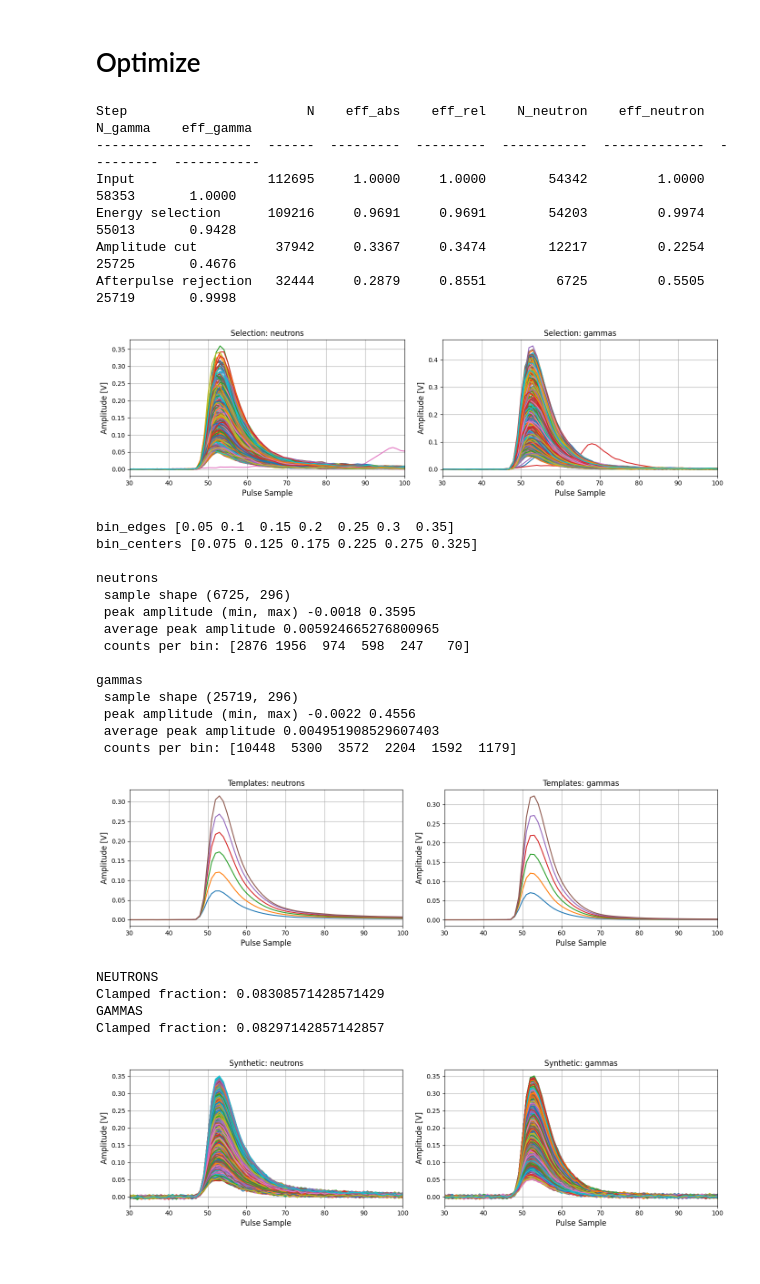
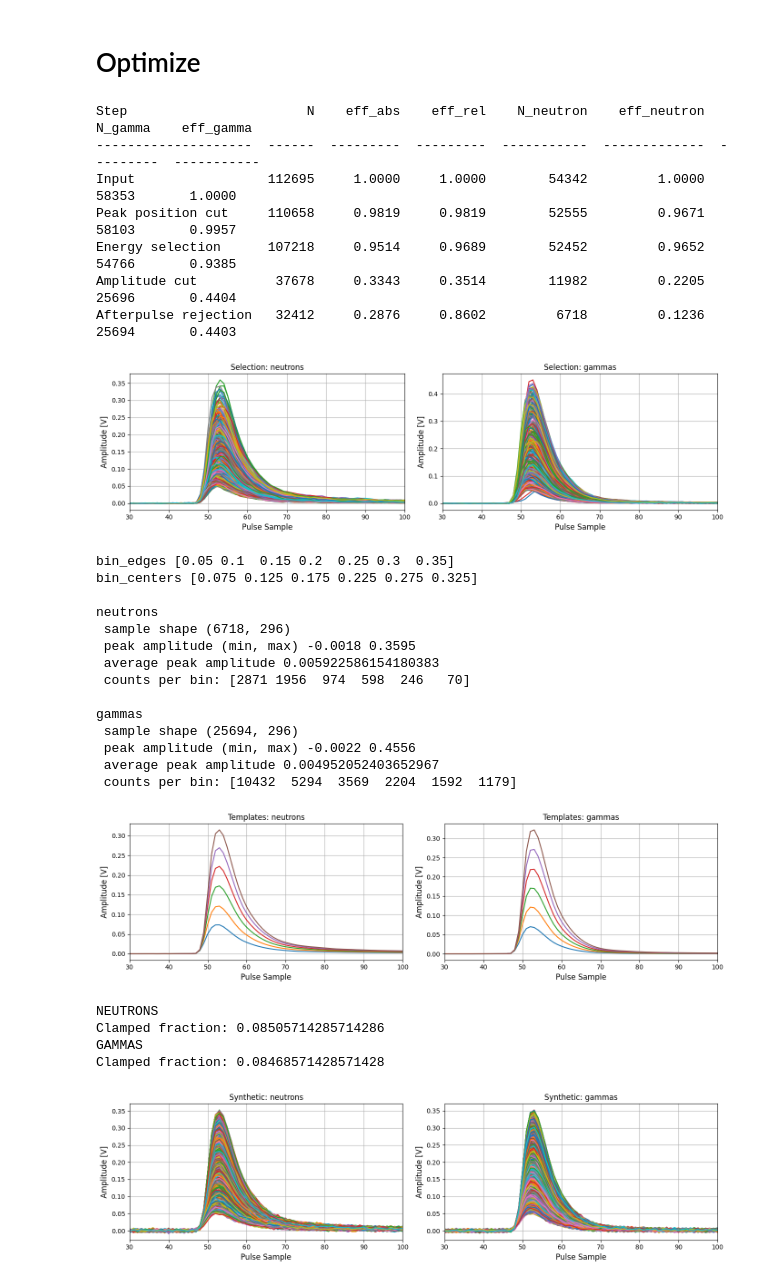
Before and after one commit to eberthol/PSD_GMVA_paper, a Jupyter notebook: synthetic_data/SyntheticData_Optimization.ipynb, the cells around one changed output. Saved outputs shown, nothing was run; the diff lists cells and outputs as text; code cells hidden in the pictures.

Commit message:
update selection

```diff
--- a/synthetic_data/SyntheticData_Optimization.ipynb
+++ b/synthetic_data/SyntheticData_Optimization.ipynb
@@ -53,10 +53,10 @@ def ref_plot(n, g, Npulses = 1000, txt = 'selection'):
     plt.show()
 # %%
 ## energy cuts
+peak_position_max=60
 Vsamples_range=(0.08, 4.0) # 0.08, 4.0
 Vpeak_range=(0.05, 999) #(0.05, 999)
-late_start = 20 # 30
-late_end = 200 # 100
+late_window = [20, 200] # 30, 100
 afterpulse_frac = 0.10 #0.08
 ## Templates
 amplitudeV = (0.05, 0.35) # no neutrons after 0.35...
@@ -70,12 +70,15 @@ Npulses = 35000 # 100000 is ok, 500000 takes 10s
 # --------------------------------------------------
 # Selection
 # --------------------------------------------------
-data_sel, labels_sel, cutflow = gsd.energy_selection_tight(data_merged, labels_merged,
+
+data_sel, labels_sel, cutflow = gsd.tight_selection(data_merged, labels_merged,
                                                   Vsamples_range,
                                                   Vpeak_range,
-                                                  late_start,
-                                                  late_end,
+                                                  peak_position_max,
+                                                  late_window,
                                                   afterpulse_frac)
+
+
 df = gsd.cutflow_table(cutflow)
 
 ref_plot(data_sel[labels_sel==1], data_sel[labels_sel==0], Npulses = 1000, txt = 'Selection')
@@ -111,54 +114,62 @@ print('GAMMAS')
 gammas_synth, _ = gsd.generate_sample(templates = templates_g_norm,
                                  bin_centers =  bin_centers,
                                  Npulses = Npulses,
                                  sigma = sigma_noise,
                                  A_min=min_voltage,
                                  A_max=max_voltage,
                                  Normalize=False) # if True PSD doesn't work
 ref_plot(neutrons_synth, gammas_synth, Npulses = 1000, txt = 'Synthetic')
 
 data_synth = np.concatenate((neutrons_synth, gammas_synth), axis=0)
 totals,ttr = gsd.get_psd_integrals(data_synth)
 
 plt.figure(figsize=(6, 5))
 plt.hist2d(
     totals,
     ttr,
     bins=[300, 300],
     range=[[0, 8], [0, 0.6]],
     norm=LogNorm(),
     cmap="viridis"
 )
 plt.colorbar(label="LogCounts")
 plt.xlabel('Total [V.samples]', fontsize = 15)
 plt.ylabel("Tail-to-total ratio", fontsize = 15)
 plt.tight_layout()
 plt.show()
+
+# Step                       N    eff_abs    eff_rel    N_neutron    eff_neutron    N_gamma    eff_gamma
+# --------------------  ------  ---------  ---------  -----------  -------------  ---------  -----------
+# Input                 112695     1.0000     1.0000        54342         1.0000      58353       1.0000
+# Energy selection      109216     0.9691     0.9691        54203         0.9974      55013       0.9428
+# Amplitude cut          37942     0.3367     0.3474        12217         0.2254      25725       0.4676
+# Afterpulse rejection   32444     0.2879     0.8551         6725         0.5505      25719       0.9998
 # %% [output]
 Step                       N    eff_abs    eff_rel    N_neutron    eff_neutron    N_gamma    eff_gamma
 --------------------  ------  ---------  ---------  -----------  -------------  ---------  -----------
 Input                 112695     1.0000     1.0000        54342         1.0000      58353       1.0000
-Energy selection      109216     0.9691     0.9691        54203         0.9974      55013       0.9428
-Amplitude cut          37942     0.3367     0.3474        12217         0.2254      25725       0.4676
-Afterpulse rejection   32444     0.2879     0.8551         6725         0.5505      25719       0.9998
+Peak position cut     110658     0.9819     0.9819        52555         0.9671      58103       0.9957
+Energy selection      107218     0.9514     0.9689        52452         0.9652      54766       0.9385
+Amplitude cut          37678     0.3343     0.3514        11982         0.2205      25696       0.4404
+Afterpulse rejection   32412     0.2876     0.8602         6718         0.1236      25694       0.4403
-[figure, old version]
+[figure, new version]
 bin_edges [0.05 0.1  0.15 0.2  0.25 0.3  0.35]
 bin_centers [0.075 0.125 0.175 0.225 0.275 0.325]
 
 neutrons
- sample shape (6725, 296)
+ sample shape (6718, 296)
  peak amplitude (min, max) -0.0018 0.3595
- average peak amplitude 0.005924665276800965
- counts per bin: [2876 1956  974  598  247   70]
+ average peak amplitude 0.005922586154180383
+ counts per bin: [2871 1956  974  598  246   70]
 
 gammas
- sample shape (25719, 296)
+ sample shape (25694, 296)
  peak amplitude (min, max) -0.0022 0.4556
- average peak amplitude 0.004951908529607403
- counts per bin: [10448  5300  3572  2204  1592  1179]
+ average peak amplitude 0.004952052403652967
+ counts per bin: [10432  5294  3569  2204  1592  1179]
 [figure]
 NEUTRONS
-Clamped fraction: 0.08308571428571429
+Clamped fraction: 0.08505714285714286
 GAMMAS
-Clamped fraction: 0.08297142857142857
+Clamped fraction: 0.08468571428571428
-[figure, old version]
+[figure, new version]
```
Also changed, not shown: parts of 2 cells of this notebook, 2 other files.
